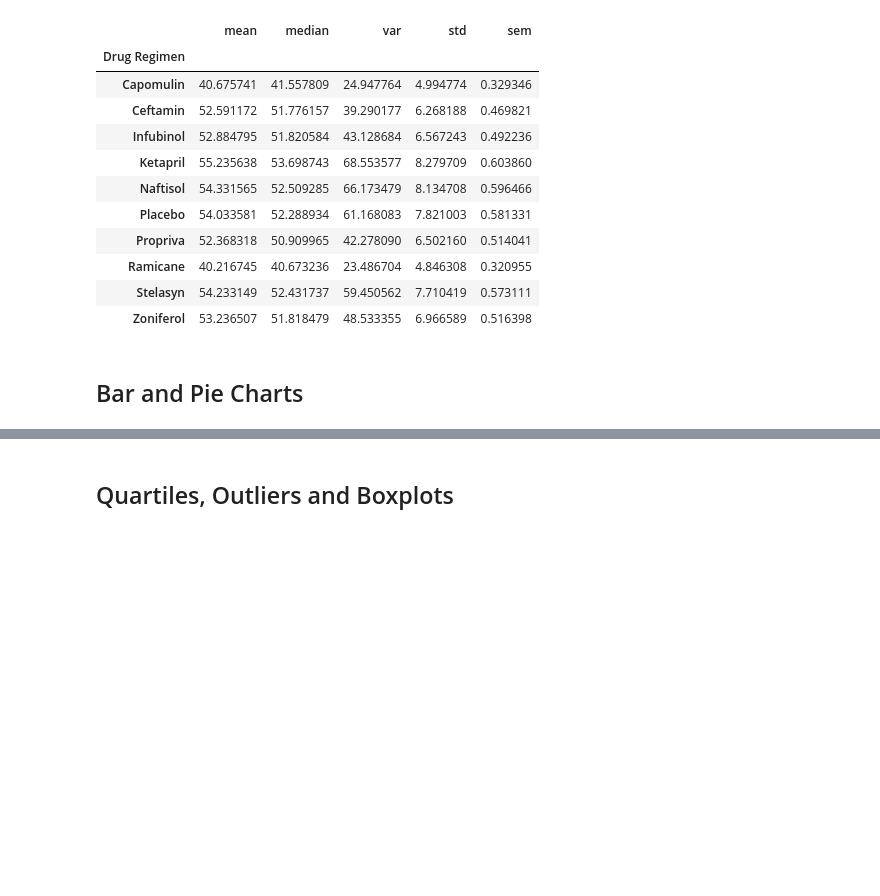
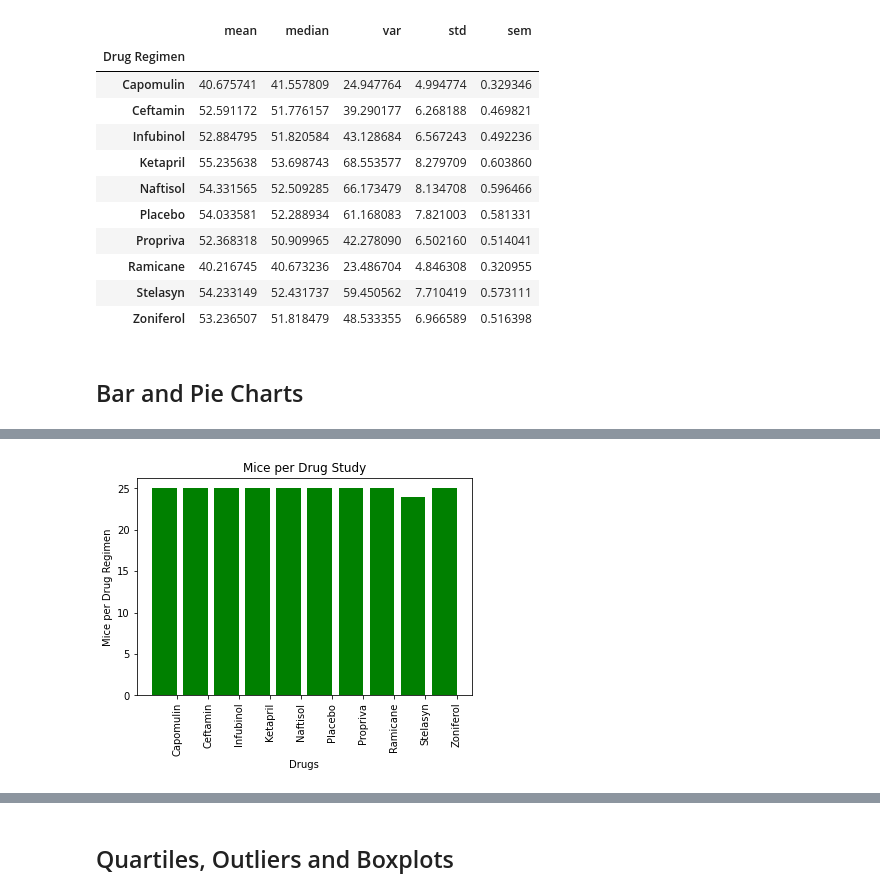
Before and after one commit to travisb98/Plotting_Pharmaceutical_Data, a Jupyter notebook: Pymaceuticals/pymaceuticals_starter.ipynb, the cells around one changed output, grey strips where cells are left out. Drawn from its saved outputs; the diff is of its cells as text; code cells hidden in the pictures; blank space fills up the shorter version.

```diff
--- a/Pymaceuticals/pymaceuticals_starter.ipynb
+++ b/Pymaceuticals/pymaceuticals_starter.ipynb
@@ -146,2 +137,18 @@ mice_per_drug
+# %%
+# Generate a bar plot showing the total number of unique mice tested on each drug regimen using pyplot.
+#
+#prepping the data
+x_range = np.arange(len(mice_per_drug["Mice Per Drug"]))
+plt.bar(mice_per_drug.index,mice_per_drug["Mice Per Drug"],color="green")
+tick_locations = [value+0.4 for value in x_range]
+
+#plotting the data
+plt.xticks(tick_locations,mice_per_drug.index,rotation='vertical')
+plt.xlabel('Drugs')
+plt.ylabel('Mice per Drug Regimen')
+plt.title("Mice per Drug Study")
+plt.show()
+# %% [output]
+[figure, added]
 # %%
 # Generate a pie plot showing the distribution of female versus male mice using pandas
```
Also changed, not shown: parts of 6 cells of this notebook.
